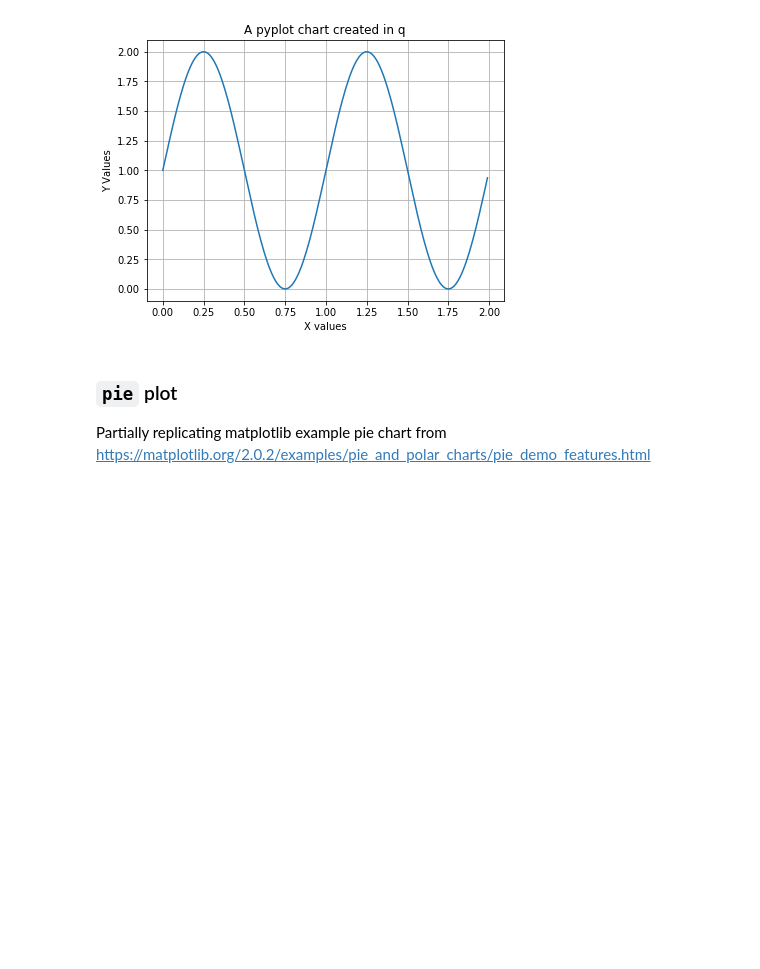
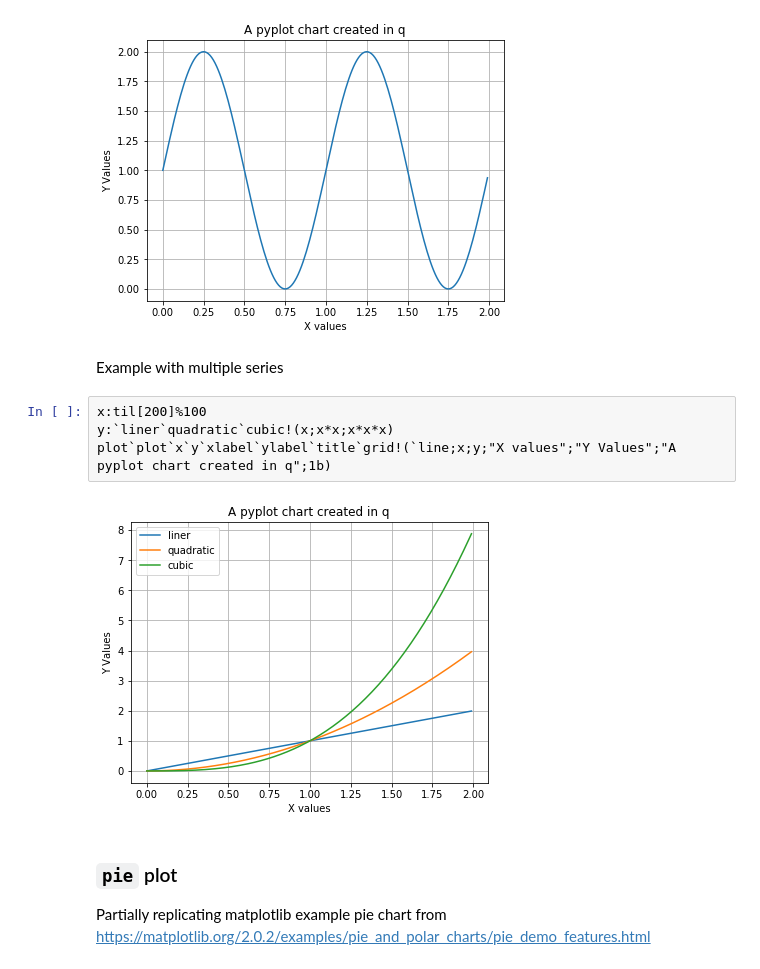
Before and after one commit to jonathonmcmurray/plot, a Jupyter notebook: plot.ipynb, the cells around one changed output. Drawn from its saved outputs; the diff is of its cells as text; blank space fills up the shorter version.

Commit message:
Allow plotting of multiple series for line plot

```diff
--- a/plot.ipynb
+++ b/plot.ipynb
@@ -37,6 +37,14 @@ y:1+sin 2*pi*x
 plot`plot`x`y`xlabel`ylabel`title`grid!(`line;x;y;"X values";"Y Values";"A pyplot chart created in q";1b)
 # %% [output]
 [figure]
+# %% [markdown]
+Example with multiple series
+# %%
+x:til[200]%100
+y:`liner`quadratic`cubic!(x;x*x;x*x*x)
+plot`plot`x`y`xlabel`ylabel`title`grid!(`line;x;y;"X values";"Y Values";"A pyplot chart created in q";1b)
+# %% [output]
+[figure, added]
 # %% [markdown]
 ### `pie` plot
 
```
Also changed, not shown: 1 other file.
